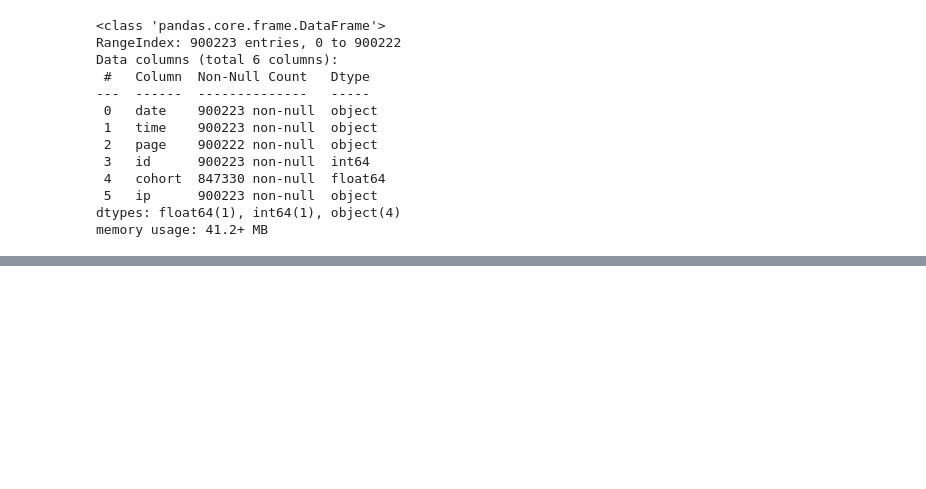
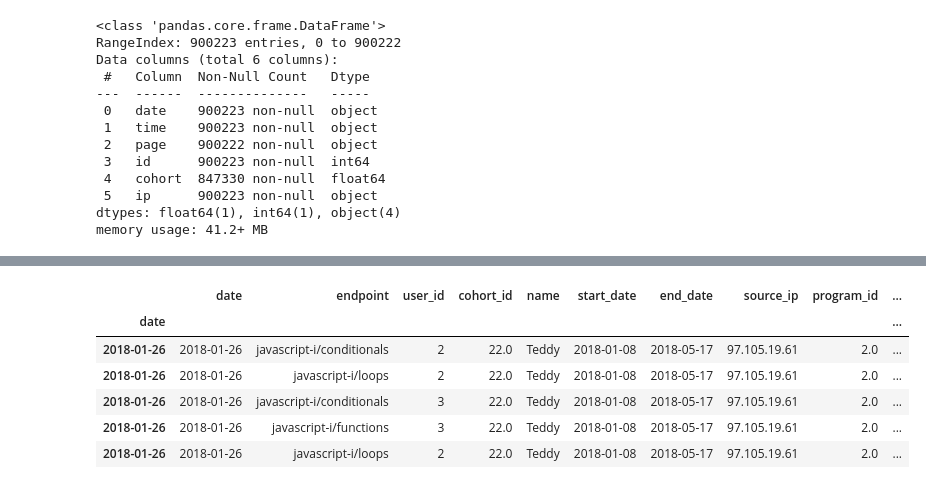
Before and after one commit to codeupdonuts/anomaly-project, a Jupyter notebook: cristina-notebook.ipynb, the cells around one changed output, grey strips where cells are left out. Cells and saved outputs as stored; diff of their text form; code cells hidden in the pictures; blank space fills up the shorter version.

```diff
--- a/cristina-notebook.ipynb
+++ b/cristina-notebook.ipynb
@@ -139,0 +206,13 @@ memory usage: 41.2+ MB
+# %%
+#Taking all activity from students active in course(from start date to end date)
+active_df = student_df[(student_df.end_date >= student_df.index) & (student_df.start_date <= student_df.index)]
+active_df = active_df[active_df['endpoint'] != '/']
+active_df.head()
+# %% [output]
+|  | date | endpoint | user_id | cohort_id | name | start_date | end_date | source_ip | program_id | ... |
+| date |  |  |  |  |  |  |  |  |  | ... |
+| 2018-01-26 | 2018-01-26 | javascript-i/conditionals | 2 | 22.0 | Teddy | 2018-01-08 | 2018-05-17 | 97.105.19.61 | 2.0 | ... |
+| 2018-01-26 | 2018-01-26 | javascript-i/loops | 2 | 22.0 | Teddy | 2018-01-08 | 2018-05-17 | 97.105.19.61 | 2.0 | ... |
+| 2018-01-26 | 2018-01-26 | javascript-i/conditionals | 3 | 22.0 | Teddy | 2018-01-08 | 2018-05-17 | 97.105.19.61 | 2.0 | ... |
+| 2018-01-26 | 2018-01-26 | javascript-i/functions | 3 | 22.0 | Teddy | 2018-01-08 | 2018-05-17 | 97.105.19.61 | 2.0 | ... |
+| 2018-01-26 | 2018-01-26 | javascript-i/loops | 2 | 22.0 | Teddy | 2018-01-08 | 2018-05-17 | 97.105.19.61 | 2.0 | ... |
```
Also changed, not shown: parts of 10 cells of this notebook.
